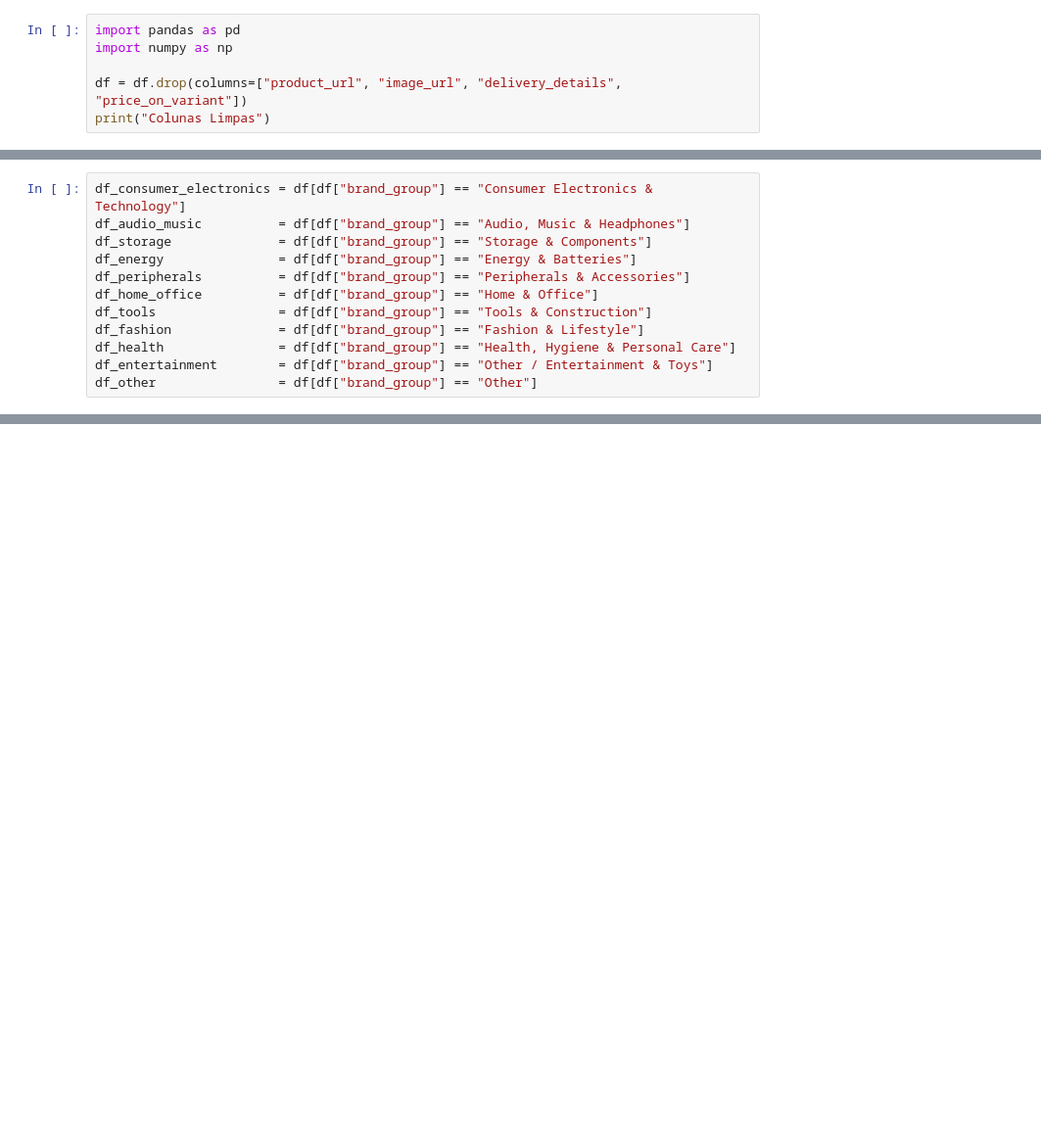
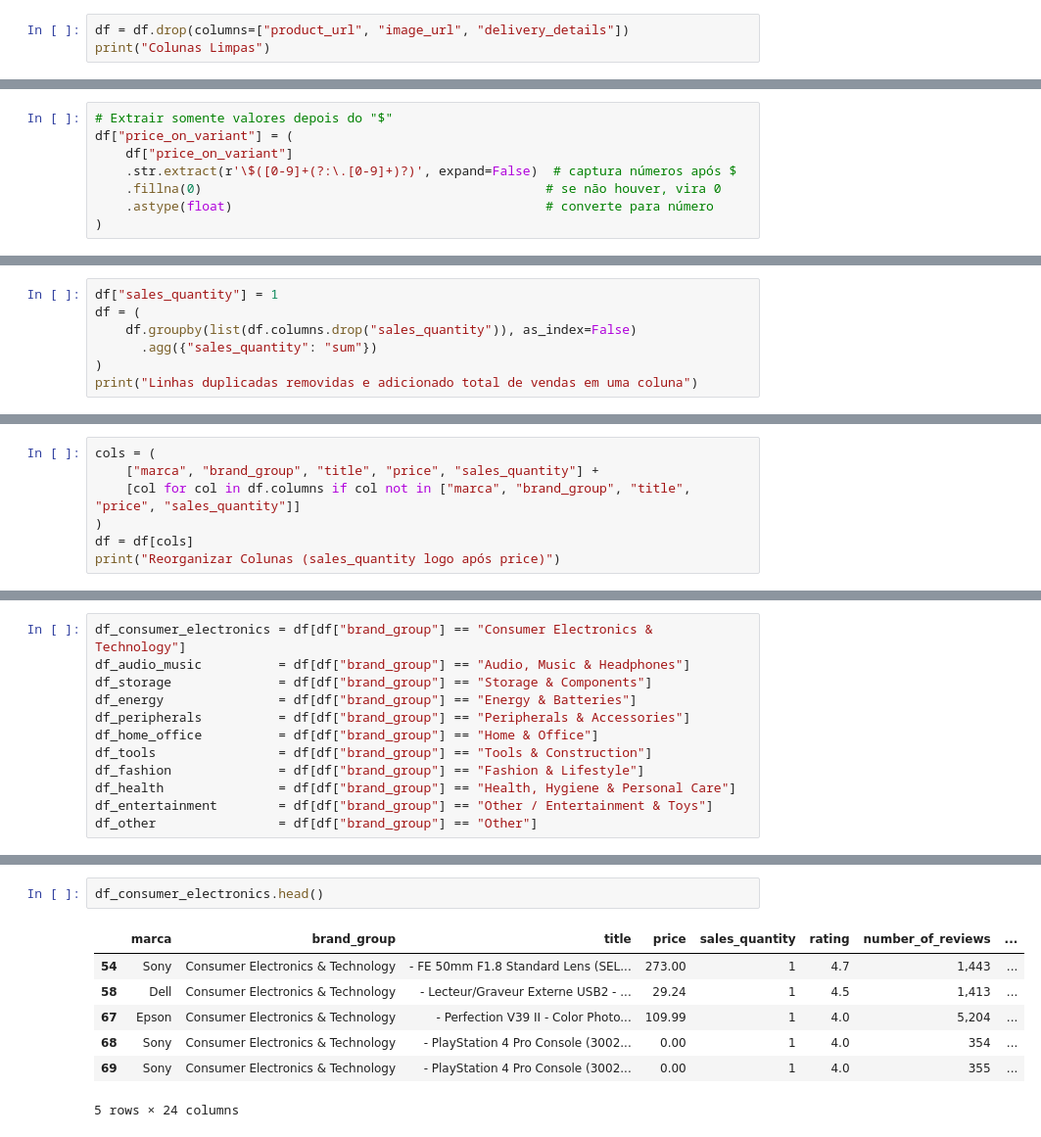
Before and after one commit to canasep/mackprojeto2, a Jupyter notebook: codes/PROJETO_APLICADO_2.ipynb, the cells around one changed output, grey strips where cells are left out. Shown: that part at 98% size. Drawn from its saved outputs; the diff is of its cells as text; blank space fills up the shorter version.

```diff
--- a/codes/PROJETO_APLICADO_2.ipynb
+++ b/codes/PROJETO_APLICADO_2.ipynb
@@ -64,10 +58,7 @@ df.shape
 # %% [output]
 (42675, 16)
 # %%
-import pandas as pd
-import numpy as np
-
-df = df.drop(columns=["product_url", "image_url", "delivery_details", "price_on_variant"])
+df = df.drop(columns=["product_url", "image_url", "delivery_details"])
 print("Colunas Limpas")
 # %% [output]
 Colunas Limpas
@@ -118,3 +109,11 @@ df = df.drop(columns=["is_couponed"])
 print("Tratamento da coluna is_couponed foi divida em duas colunas, a que oferece desconto em porcentagem e a que oferece desconto em valores absolutos")
 # %% [output]
 Tratamento da coluna is_couponed foi divida em duas colunas, a que oferece desconto em porcentagem e a que oferece desconto em valores absolutos
+# %%
+# Extrair somente valores depois do "$"
+df["price_on_variant"] = (
+    df["price_on_variant"]
+    .str.extract(r'\$([0-9]+(?:\.[0-9]+)?)', expand=False)  # captura números após $
+    .fillna(0)                                             # se não houver, vira 0
+    .astype(float)                                         # converte para número
+)
@@ -235,0 +233,7 @@ Total de marcas:  714
+# %%
+df["sales_quantity"] = 1
+df = (
+    df.groupby(list(df.columns.drop("sales_quantity")), as_index=False)
+      .agg({"sales_quantity": "sum"})
+)
+print("Linhas duplicadas removidas e adicionado total de vendas em uma coluna")
@@ -409,3 +415,10 @@ brands_map = {
 }
 
 df["brand_group"] = df["marca"].map(brands_map).fillna("Other")
+# %%
+cols = (
+    ["marca", "brand_group", "title", "price", "sales_quantity"] +
+    [col for col in df.columns if col not in ["marca", "brand_group", "title", "price", "sales_quantity"]]
+)
+df = df[cols]
+print("Reorganizar Colunas (sales_quantity logo após price)")
@@ -519,0 +446,10 @@ Mais vendidos da marca: apple
+# %%
+df_consumer_electronics.head()
+# %% [output]
+|  | marca | brand_group | title | price | sales_quantity | rating | number_of_reviews | ... |
+| 54 | Sony | Consumer Electronics & Technology | - FE 50mm F1.8 Standard Lens (SEL... | 273.00 | 1 | 4.7 | 1,443 | ... |
+| 58 | Dell | Consumer Electronics & Technology | - Lecteur/Graveur Externe USB2 - ... | 29.24 | 1 | 4.5 | 1,413 | ... |
+| 67 | Epson | Consumer Electronics & Technology | - Perfection V39 II - Color Photo... | 109.99 | 1 | 4.0 | 5,204 | ... |
+| 68 | Sony | Consumer Electronics & Technology | - PlayStation 4 Pro Console (3002... | 0.00 | 1 | 4.0 | 354 | ... |
+| 69 | Sony | Consumer Electronics & Technology | - PlayStation 4 Pro Console (3002... | 0.00 | 1 | 4.0 | 355 | ... |
+5 rows × 24 columns
```
Also changed, not shown: parts of 10 cells of this notebook.
